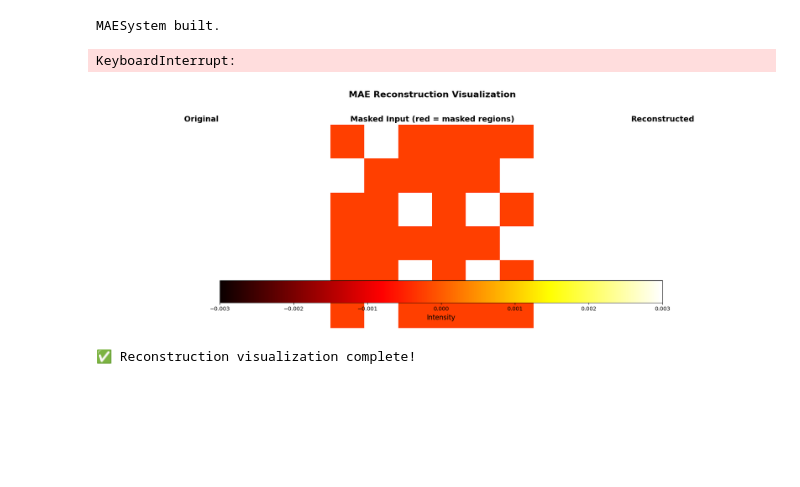
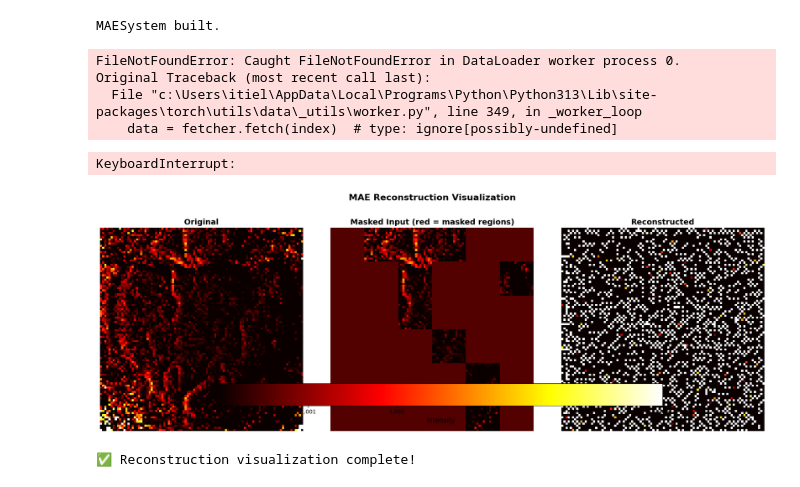
Before and after one commit to ossnat/VSD_foundation_model, a Jupyter notebook: VideoMAE_2D_Training_Notebook.ipynb, the cells around one changed output. Saved outputs shown, nothing was run; the diff lists cells and outputs as text; code cells hidden in the pictures; blank space fills up the shorter version.

Commit message:
Update Trainer object to deal with different models

```diff
--- a/VideoMAE_2D_Training_Notebook.ipynb
+++ b/VideoMAE_2D_Training_Notebook.ipynb
@@ -160,6 +154,26 @@ logger = TBLogger(log_dir=LOG_DIR)
 print(model.__class__.__name__, "built.")
 # %% [output]
 MAESystem built.
+# %%
+# Train using generic Trainer (supports MAE 2D/3D and DINO)
+from src.training.trainer import Trainer
+from src.utils.logger import TBLogger
+
+trainer_cfg = {
+    "epochs": EPOCHS,
+    "lr": LR,
+    "weight_decay": WEIGHT_DECAY,
+    "log_dir": LOG_DIR,
+    "ckpt_dir": CKPT_DIR,
+}
+logger = TBLogger(log_dir=LOG_DIR)
+trainer = Trainer(model=model, logger=logger, cfg=trainer_cfg, device=DEVICE)
+trainer.fit(train_loader, val_loader)
+# %% [output]
+FileNotFoundError: Caught FileNotFoundError in DataLoader worker process 0.
+Original Traceback (most recent call last):
+  File "c:\Users\itiel\AppData\Local\Programs\Python\Python313\Lib\site-packages\torch\utils\data\_utils\worker.py", line 349, in _worker_loop
+    data = fetcher.fetch(index)  # type: ignore[possibly-undefined]
 # %%
 # Training loop with TensorBoard logging and simple validation
 from tqdm import tqdm
@@ -282,35 +296,38 @@ recon_img = reconstruction[idx, 0].cpu().numpy()  # (H, W)
 # Create visualization: original, masked with mask overlay, reconstruction
 fig, axes = plt.subplots(1, 3, figsize=(18, 6))
 
+vmin = 1
+vmax = 1.005
+
 # Original image
-axes[0].imshow(orig_img, cmap='hot', vmin=-0.003, vmax=0.003)
+axes[0].imshow(orig_img, cmap='hot', vmin=vmin, vmax=vmax)
 axes[0].set_title('Original', fontsize=14, fontweight='bold')
 axes[0].axis('off')
 
 # Masked image with mask overlay
-im = axes[1].imshow(masked_img, cmap='hot', vmin=-0.003, vmax=0.003)
+im = axes[1].imshow(masked_img, cmap='hot', vmin=vmin, vmax=vmax)
 # Overlay mask in red (where mask==0, i.e., masked regions)
 mask_overlay = np.zeros((*mask_img.shape, 4))  # RGBA
 mask_overlay[:, :, 0] = 1.0  # Red channel
 mask_overlay[:, :, 3] = 0.3 * (1 - mask_img)  # Alpha: 0.3 where masked (mask==0)
 axes[1].imshow(mask_overlay, interpolation='nearest')
 axes[1].set_title('Masked Input (red = masked regions)', fontsize=14, fontweight='bold')
 axes[1].axis('off')
 
 # Reconstructed image
-axes[2].imshow(recon_img, cmap='hot', vmin=-0.003, vmax=0.003)
+axes[2].imshow(recon_img, cmap='hot', vmin=vmin, vmax=vmax)
 axes[2].set_title('Reconstructed', fontsize=14, fontweight='bold')
 axes[2].axis('off')
 
 # Add colorbar
 cbar = fig.colorbar(im, ax=axes, orientation='horizontal', pad=0.05, shrink=0.8)
 cbar.set_label('Intensity', fontsize=12)
 
 plt.suptitle('MAE Reconstruction Visualization', fontsize=16, fontweight='bold', y=1.02)
 plt.tight_layout()
 plt.show()
 
 print("✅ Reconstruction visualization complete!")
 # %% [output]
-[figure, old version]
+[figure, new version]
 ✅ Reconstruction visualization complete!
```
Also changed, not shown: parts of 1 cell of this notebook, 1 other file.
